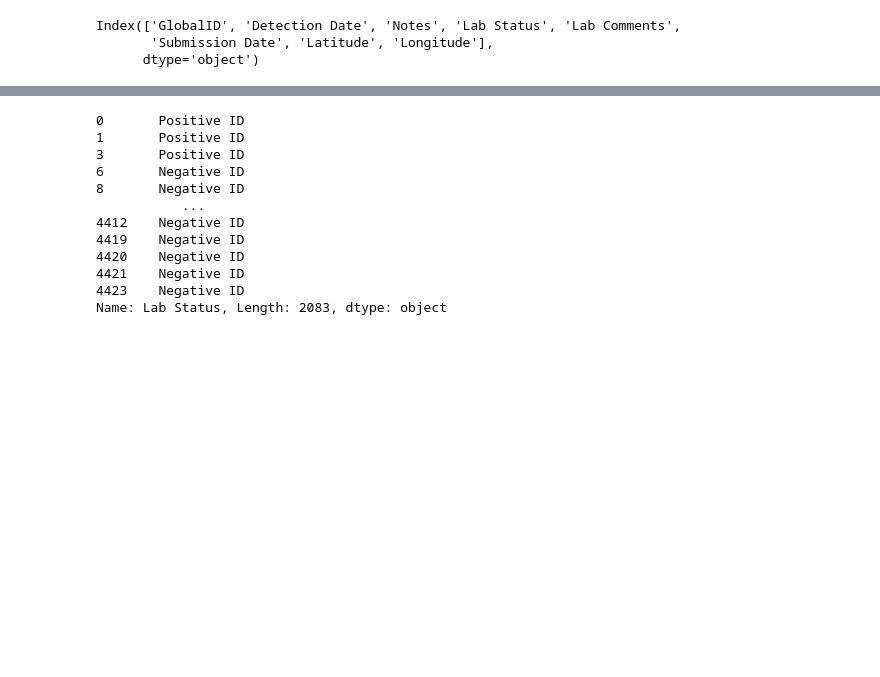
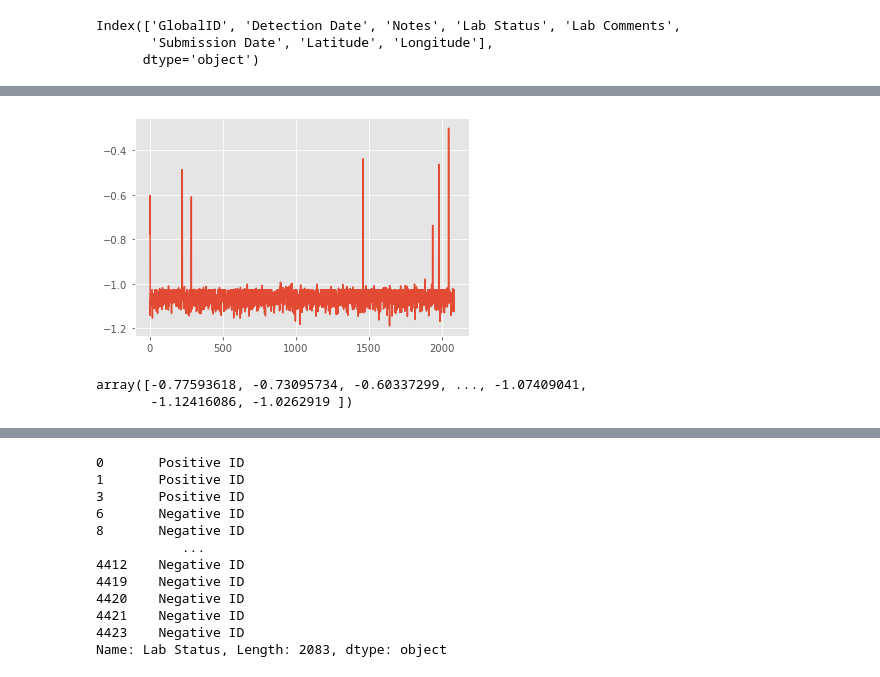
Before and after one commit to brfi3983/MCM2021, a Jupyter notebook: MurderHornets.ipynb, the cells around one changed output, grey strips where cells are left out. Cells and saved outputs as stored; diff of their text form; code cells hidden in the pictures; blank space fills up the shorter version.

```diff
--- a/MurderHornets.ipynb
+++ b/MurderHornets.ipynb
@@ -61,0 +96,10 @@ X_train_tfidf.shape #(n_samples, n_features)
+# %%
+plt.plot(np.linspace(0,len(confidence),len(confidence)), confidence)
+plt.show()
+# %% [output]
+[figure, added]
+# %%
+confidence
+# %% [output]
+array([-0.77593618, -0.73095734, -0.60337299, ..., -1.07409041,
+       -1.12416086, -1.0262919 ])
```
Also changed, not shown: parts of 24 cells of this notebook.
